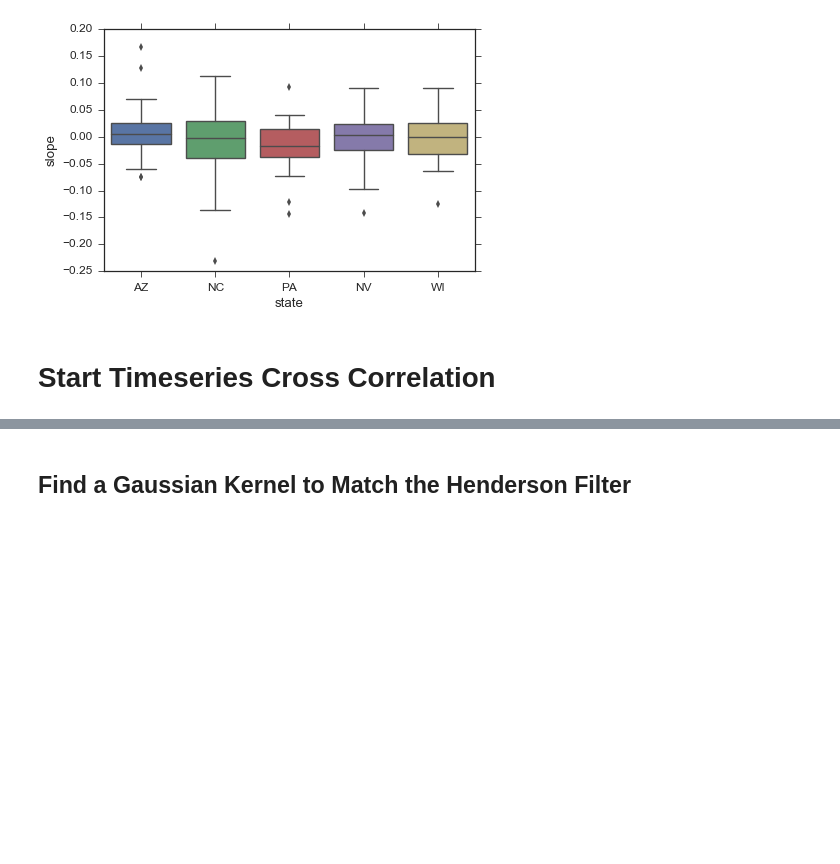
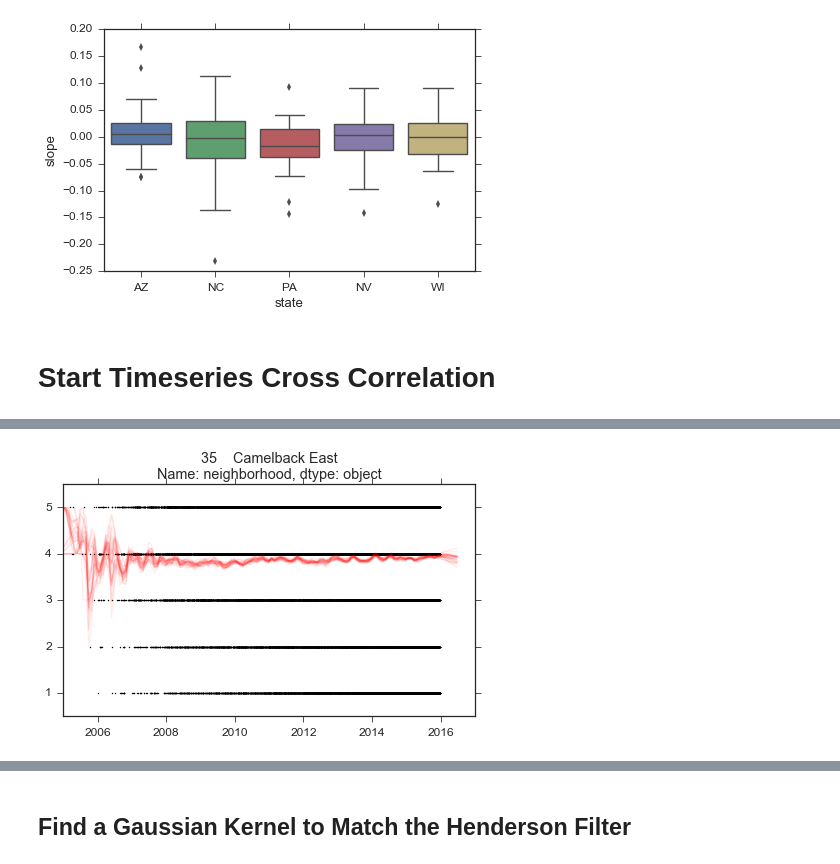
Before and after one commit to zihaoxu/jac_project, a Jupyter notebook: yelp_zillow.ipynb, the cells around one changed output, grey strips where cells are left out. Drawn from its saved outputs; the diff is of its cells as text; code cells hidden in the pictures; blank space fills up the shorter version.

```diff
--- a/yelp_zillow.ipynb
+++ b/yelp_zillow.ipynb
@@ -680,0 +656,31 @@ rating_ts['time'] = zhvi['time']
+# %%
+rating_ts = pd.DataFrame()
+n_samples = 30
+
+for ids in np.unique(d['N']['z_hood'][18:19]): #for the unique business IDs
+    r = d['R'][d['R']['z_hood'] == ids][['year','stars']]
+    r.index = range(len(r)) #reindex the dataframe
+
+    plt.figure()
+    plt.scatter(r['year'], r['stars'], lw = 0, s = 2, c = 'black')
+    plt.title(str(d['N']['neighborhood'][d['N']['z_hood'] == ids]))
+    plt.ylim(0.5,5.5)
+    plt.xlim(2005, 2017)
+
+    for n in range(n_samples):
+        gm = RollingGaussianMean(BootstrapDataframe(r), 'year', 'stars', zhvi['time'], 0.06)
+        plt.plot(gm['x'], gm['y'], c = 'red', alpha = 0.07)
+        rating_ts[str(ids) + '_' + str(n)] = gm['y'] #append the y-values to the dataframe
+
+    rating_ts['time'] = zhvi['time'] #create year column
+    rating_ts = rating_ts[(rating_ts['time'] >= min(r['year']))\
+                          & (rating_ts['time'] <= max(zhvi[[str(ids), 'time']].dropna()['time']))\
+                         & (rating_ts['time'] >= min(zhvi[[str(ids), 'time']].dropna()['time']))] #limit mean to where we have yelp data
+
+    #normalize the time series by subtracting the average
+    bs_mean = np.mean(np.ravel(rating_ts[rating_ts.columns[:-1]].as_matrix())) #mean of bootstrapped means
+
+    for column in rating_ts.columns[:-1]: #exclude the final year column
+        rating_ts[column] = rating_ts[column] - bs_mean #subtract the mean rating in stars
+# %% [output]
+[figure, added]
```
Also changed, not shown: parts of 19 cells of this notebook, 6 other files.
